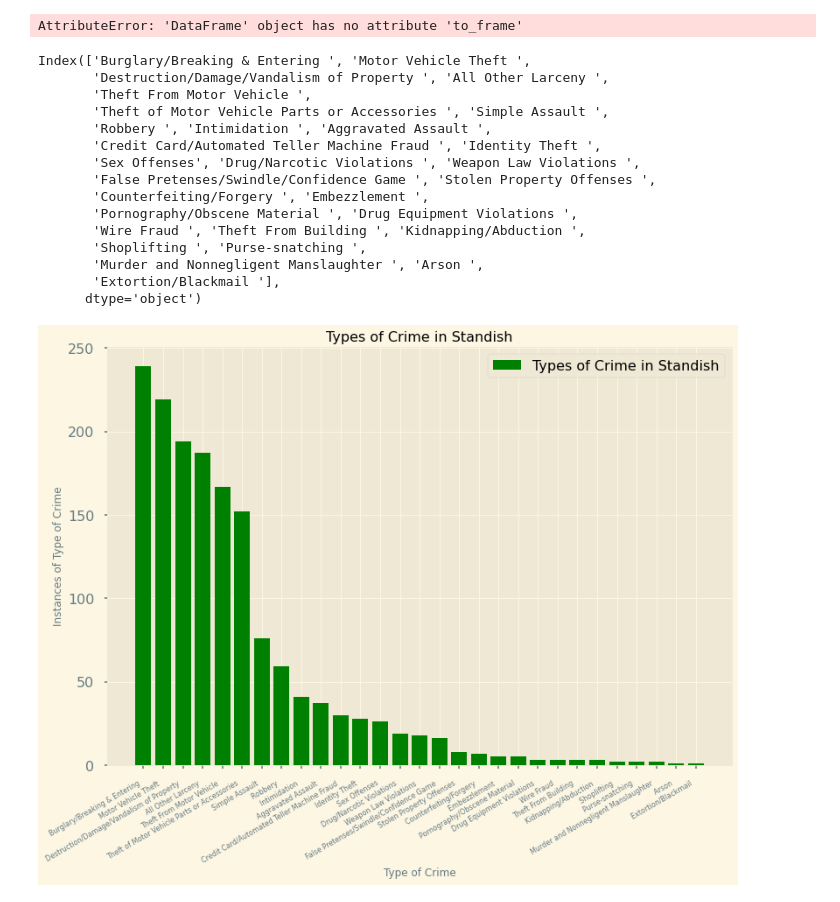
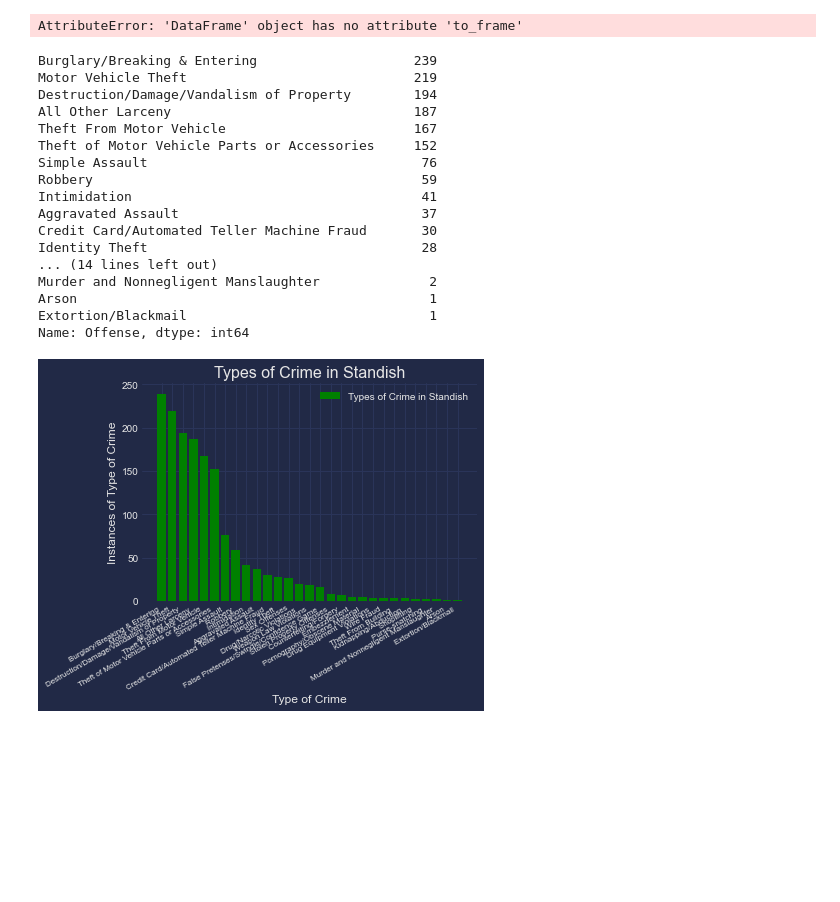
Before and after one commit to chrisolwell/MPLSCrime, a Jupyter notebook: mplsCrime.ipynb, the cells around one changed output. Drawn from its saved outputs; the diff is of its cells as text; code cells hidden in the pictures; blank space fills up the shorter version.

Commit message:
added a style to the existing graphs. They're slightly more readable but still far from perfect.

```diff
--- a/mplsCrime.ipynb
+++ b/mplsCrime.ipynb
@@ -601,6 +599,9 @@ fig = plt.figure(figsize=(16, 9))
 ax1 = fig.add_subplot(121)
 ax2 = fig.add_subplot(122)
 fig.subplots_adjust(wspace=0)
+plt.style.use('cyberpunk')
+mplcyberpunk.add_glow_effects()
+mplcyberpunk.add_gradient_fill()
 
 # pie chart parameters
 ratios = [.12, .85, .03]
@@ -628,7 +629,7 @@ for j in range(len(ratios)):
              ha='center')
 
 ax2.set_title('Crimes against Persons')
-ax2.legend(('Agg. Assault', 'Simple Assault/Intimidation', 'Sex Crime', 'Kiddnapping/Murder/Homicide'))
+ax2.legend(('Kidnapping/Murder/Homicide', 'Sex Crime', 'Simple Assault/Intimidation', 'Agg. Assault'))
 ax2.axis('off')
 ax2.set_xlim(- 2.5 * width, 2.5 * width)
 
@@ -655,6 +656,6 @@ con = ConnectionPatch(xyA=(- width / 2, 0), xyB=(x, y), coordsA="data",
 con.set_color([0, 0, 0])
 ax2.add_artist(con)
 con.set_linewidth(1)
-plt.savefig("standish_crime.png")
+plt.savefig("standish_crime_cyberpunk.png")
 plt.show()
 # %% [output]
@@ -700,5 +701,8 @@ plt.ylabel("Number of Incidents")
 plt.title("Crime in Standish by Category")
 #plt.legend()
 plt.style.use("Solarize_Light2")
-plt.savefig('Standish_category.pdf')
+plt.savefig('Standish_category_cyberpunk.pdf')
+plt.style.use('cyberpunk')
+mplcyberpunk.add_glow_effects()
+mplcyberpunk.add_gradient_fill()
 # %% [output]
@@ -730,32 +734,38 @@ new_df
 # %% [output]
 AttributeError: 'DataFrame' object has no attribute 'to_frame'
 # %%
-x_axis=new_df.index
-y_axis=new_df.Offense
-x_axis
+x_axis=standish_counts_df.index
+y_axis=standish_counts_df.Offense
+y_axis
 # %% [output]
-Index(['Burglary/Breaking & Entering ', 'Motor Vehicle Theft ',
-       'Destruction/Damage/Vandalism of Property ', 'All Other Larceny ',
-       'Theft From Motor Vehicle ',
-       'Theft of Motor Vehicle Parts or Accessories ', 'Simple Assault ',
-       'Robbery ', 'Intimidation ', 'Aggravated Assault ',
-       'Credit Card/Automated Teller Machine Fraud ', 'Identity Theft ',
-       'Sex Offenses', 'Drug/Narcotic Violations ', 'Weapon Law Violations ',
-       'False Pretenses/Swindle/Confidence Game ', 'Stolen Property Offenses ',
-       'Counterfeiting/Forgery ', 'Embezzlement ',
-       'Pornography/Obscene Material ', 'Drug Equipment Violations ',
-       'Wire Fraud ', 'Theft From Building ', 'Kidnapping/Abduction ',
-       'Shoplifting ', 'Purse-snatching ',
-       'Murder and Nonnegligent Manslaughter ', 'Arson ',
-       'Extortion/Blackmail '],
-      dtype='object')
+Burglary/Breaking & Entering                    239
+Motor Vehicle Theft                             219
+Destruction/Damage/Vandalism of Property        194
+All Other Larceny                               187
+Theft From Motor Vehicle                        167
+Theft of Motor Vehicle Parts or Accessories     152
+Simple Assault                                   76
+Robbery                                          59
+Intimidation                                     41
+Aggravated Assault                               37
+Credit Card/Automated Teller Machine Fraud       30
+Identity Theft                                   28
+... (14 lines left out)
+Murder and Nonnegligent Manslaughter              2
+Arson                                             1
+Extortion/Blackmail                               1
+Name: Offense, dtype: int64
 # %%
 plt.bar(x_axis, y_axis, color="green", label="Types of Crime in Standish", align="center")
 plt.xlabel("Type of Crime")
 plt.xticks(rotation=30, fontsize=8, ha="right")
 plt.ylabel("Instances of Type of Crime")
 plt.title("Types of Crime in Standish")
 plt.legend()
-plt.savefig('most_popular_crimes.png')
+plt.savefig('most_popular_crimes_cyberpunk.png')
+plt.style.use('cyberpunk')
+mplcyberpunk.add_gradient_fill()
+mplcyberpunk.add_glow_effects()
+mplcyberpunk.add_underglow()
 # %% [output]
-[figure, old version]
+[figure, new version]
```
Also changed, not shown: parts of 5 cells of this notebook, 5 other files.
